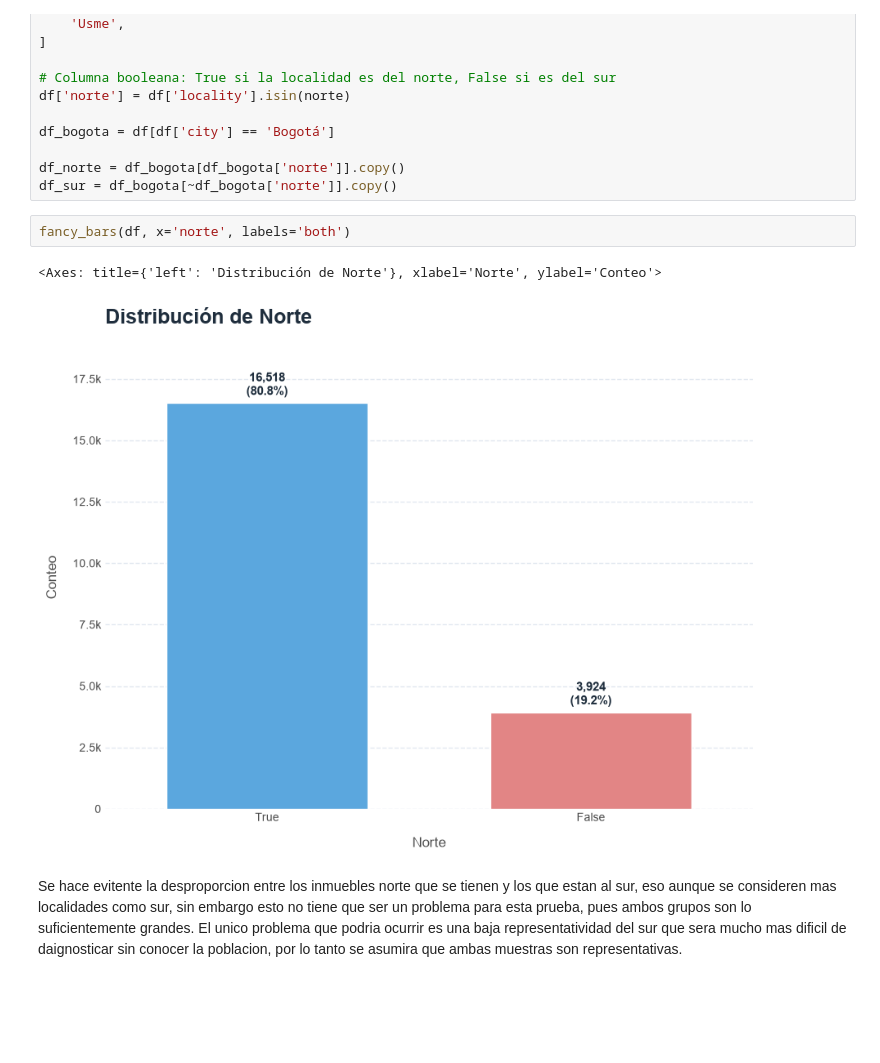
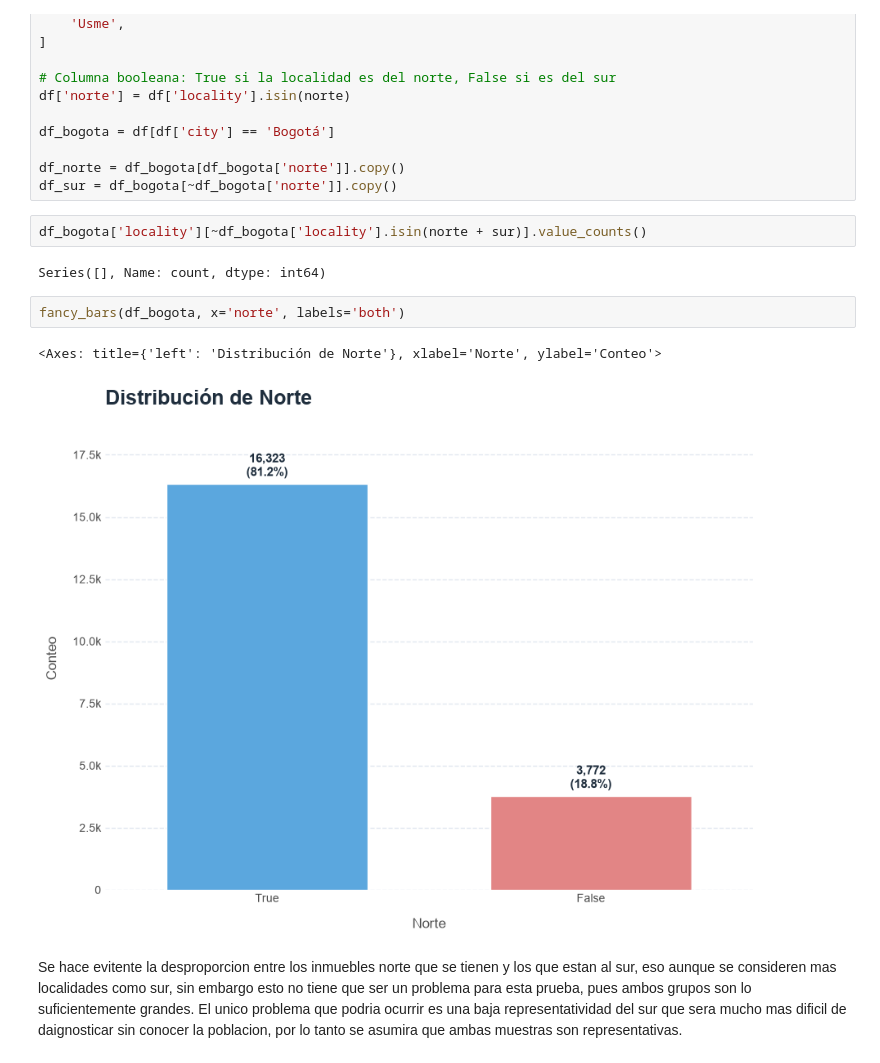
Before and after one commit to juanpablocarrillohortua/proyecto_finca_raiz_colombia, a Jupyter notebook: notebooks/joint_distributions.ipynb, the cells around one changed output. Saved outputs shown, nothing was run; the diff lists cells and outputs as text; blank space fills up the shorter version.

```diff
--- a/notebooks/joint_distributions.ipynb
+++ b/notebooks/joint_distributions.ipynb
@@ -1095,11 +1211,15 @@ df_bogota = df[df['city'] == 'Bogotá']
 
 df_norte = df_bogota[df_bogota['norte']].copy()
 df_sur = df_bogota[~df_bogota['norte']].copy()
+# %%
+df_bogota['locality'][~df_bogota['locality'].isin(norte + sur)].value_counts()
+# %% [output]
+Series([], Name: count, dtype: int64)
 # %%
-fancy_bars(df, x='norte', labels='both')
+fancy_bars(df_bogota, x='norte', labels='both')
 # %% [output]
 <Axes: title={'left': 'Distribución de Norte'}, xlabel='Norte', ylabel='Conteo'>
-[figure, old version]
+[figure, new version]
 # %% [markdown]
 Se hace evitente la desproporcion entre los inmuebles norte que se tienen y los que estan al sur, eso aunque se consideren mas localidades como sur, sin embargo esto no tiene que ser un problema para esta prueba, pues ambos grupos son lo suficientemente grandes. El unico problema que podria ocurrir es una baja representatividad del sur que sera mucho mas dificil de daignosticar sin conocer la poblacion, por lo tanto se asumira que ambas muestras son representativas.
 # %%
```
Also changed, not shown: parts of 30 cells of this notebook, 24 other files.
